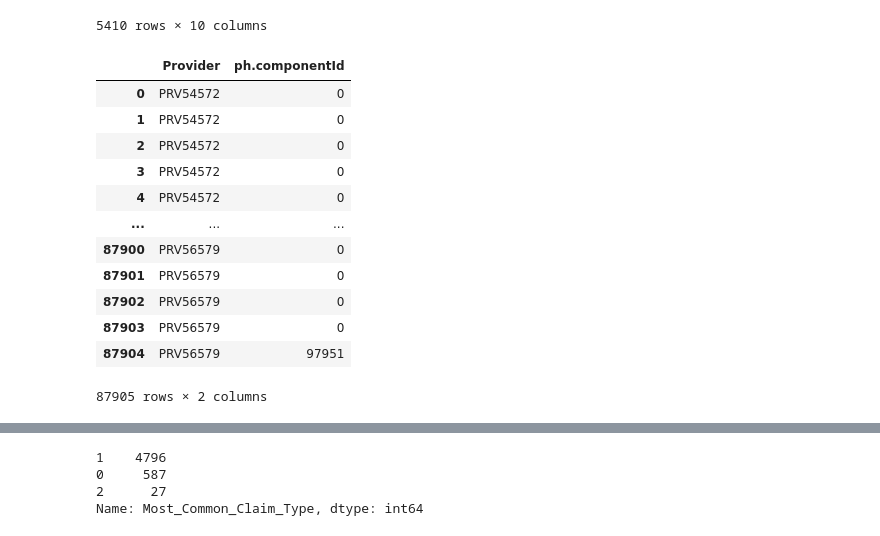
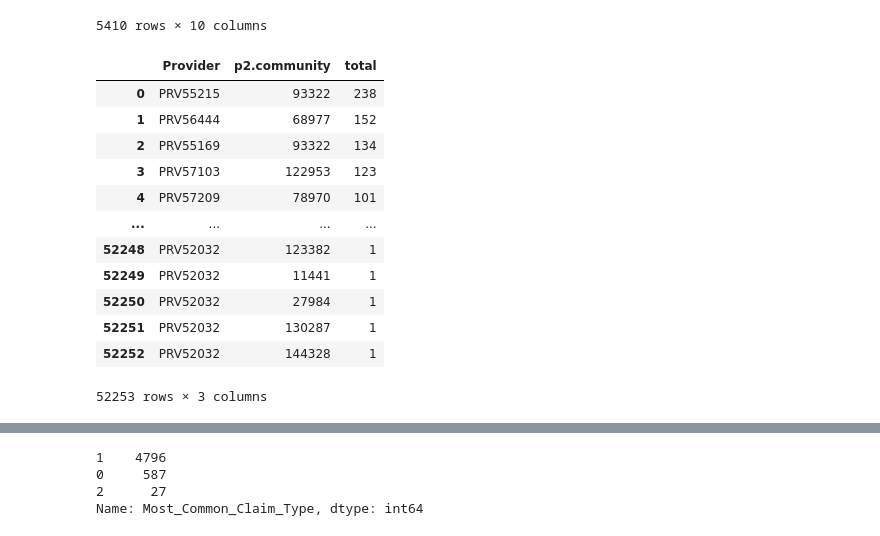
Before and after one commit to areias/healthcare_fraud, a Jupyter notebook: Logistic_Regression.ipynb, the cells around one changed output, grey strips where cells are left out. Cells and saved outputs as stored; diff of their text form; code cells hidden in the pictures.

```diff
--- a/Logistic_Regression.ipynb
+++ b/Logistic_Regression.ipynb
@@ -723,20 +734,20 @@ neo_df
 grp=final_df.groupby(['Provider'], as_index=False).agg({"BeneID": "nunique"})
 neo_df=pd.merge(neo_df, grp, on='Provider')
 # %%
-compId =pd.read_csv('provider+componentId.csv')
-compId = compId.rename(columns={'p.idx': 'Provider'})
-compId
+community =pd.read_csv('export.csv')
+community = community.rename(columns={'p.idx': 'Provider'})
+community
 # %% [output]
-|  | Provider | ph.componentId |
-| 0 | PRV54572 | 0 |
-| 1 | PRV54572 | 0 |
-| 2 | PRV54572 | 0 |
-| 3 | PRV54572 | 0 |
-| 4 | PRV54572 | 0 |
-| ... | ... | ... |
-| 87900 | PRV56579 | 0 |
-| 87901 | PRV56579 | 0 |
-| 87902 | PRV56579 | 0 |
-| 87903 | PRV56579 | 0 |
-| 87904 | PRV56579 | 97951 |
+|  | Provider | p2.community | total |
+| 0 | PRV55215 | 93322 | 238 |
+| 1 | PRV56444 | 68977 | 152 |
+| 2 | PRV55169 | 93322 | 134 |
+| 3 | PRV57103 | 122953 | 123 |
+| 4 | PRV57209 | 78970 | 101 |
+| ... | ... | ... | ... |
+| 52248 | PRV52032 | 123382 | 1 |
+| 52249 | PRV52032 | 11441 | 1 |
+| 52250 | PRV52032 | 27984 | 1 |
+| 52251 | PRV52032 | 130287 | 1 |
+| 52252 | PRV52032 | 144328 | 1 |
-87905 rows × 2 columns
+52253 rows × 3 columns
```
Also changed, not shown: parts of 35 cells of this notebook.
